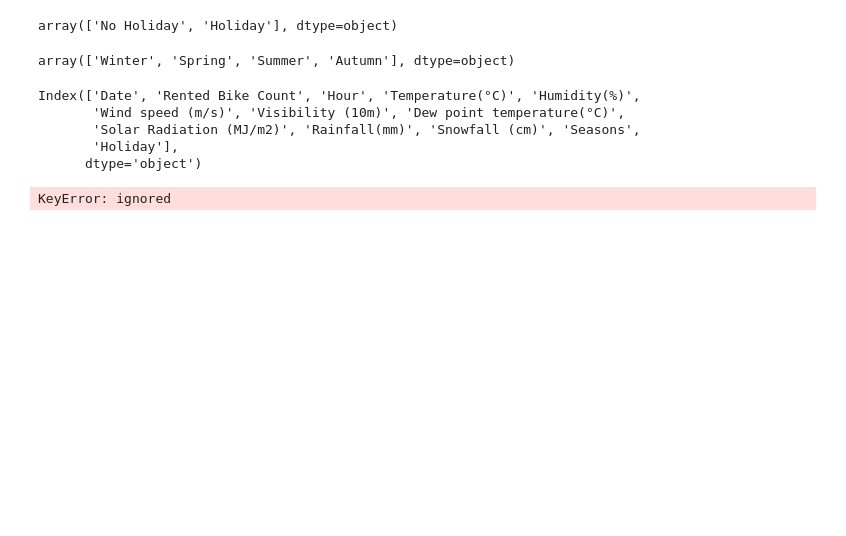
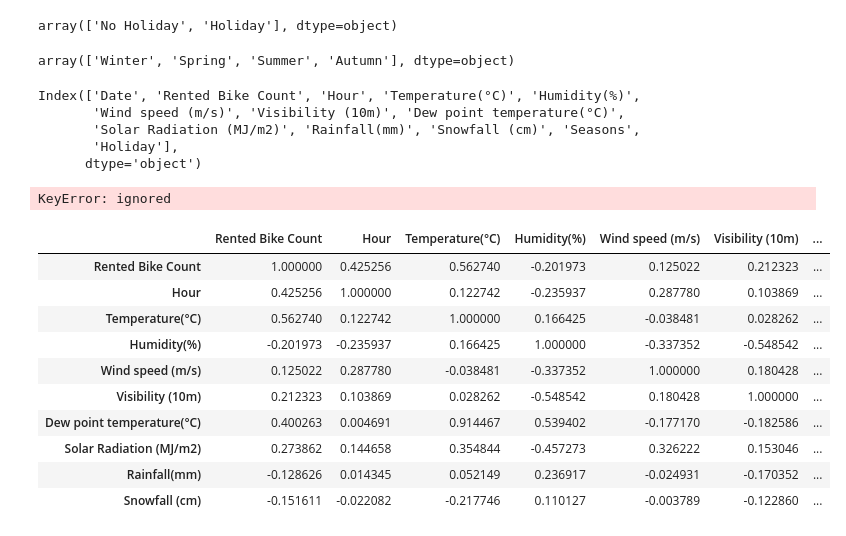
Before and after one commit to CodeWithSridhar/Seoul-Bike-Sharing-Demand-Prediction, a Jupyter notebook: Bike_Sharing_Demand_Prediction_Capstone_Project.ipynb, the cells around one changed output. Saved outputs shown, nothing was run; the diff lists cells and outputs as text; code cells hidden in the pictures; blank space fills up the shorter version.

```diff
--- a/Bike_Sharing_Demand_Prediction_Capstone_Project.ipynb
+++ b/Bike_Sharing_Demand_Prediction_Capstone_Project.ipynb
@@ -281,3 +355,17 @@ data = data[data['Functioning Day'] == 'Yes']
 data.drop('Functioning Day', axis = 1, inplace =True)
 # %% [output]
 KeyError: ignored
+# %%
+data.corr()
+# %% [output]
+|  | Rented Bike Count | Hour | Temperature(°C) | Humidity(%) | Wind speed (m/s) | Visibility (10m) | ... |
+| Rented Bike Count | 1.000000 | 0.425256 | 0.562740 | -0.201973 | 0.125022 | 0.212323 | ... |
+| Hour | 0.425256 | 1.000000 | 0.122742 | -0.235937 | 0.287780 | 0.103869 | ... |
+| Temperature(°C) | 0.562740 | 0.122742 | 1.000000 | 0.166425 | -0.038481 | 0.028262 | ... |
+| Humidity(%) | -0.201973 | -0.235937 | 0.166425 | 1.000000 | -0.337352 | -0.548542 | ... |
+| Wind speed (m/s) | 0.125022 | 0.287780 | -0.038481 | -0.337352 | 1.000000 | 0.180428 | ... |
+| Visibility (10m) | 0.212323 | 0.103869 | 0.028262 | -0.548542 | 0.180428 | 1.000000 | ... |
+| Dew point temperature(°C) | 0.400263 | 0.004691 | 0.914467 | 0.539402 | -0.177170 | -0.182586 | ... |
+| Solar Radiation (MJ/m2) | 0.273862 | 0.144658 | 0.354844 | -0.457273 | 0.326222 | 0.153046 | ... |
+| Rainfall(mm) | -0.128626 | 0.014345 | 0.052149 | 0.236917 | -0.024931 | -0.170352 | ... |
+| Snowfall (cm) | -0.151611 | -0.022082 | -0.217746 | 0.110127 | -0.003789 | -0.122860 | ... |
```
Also changed, not shown: parts of 22 cells of this notebook.
